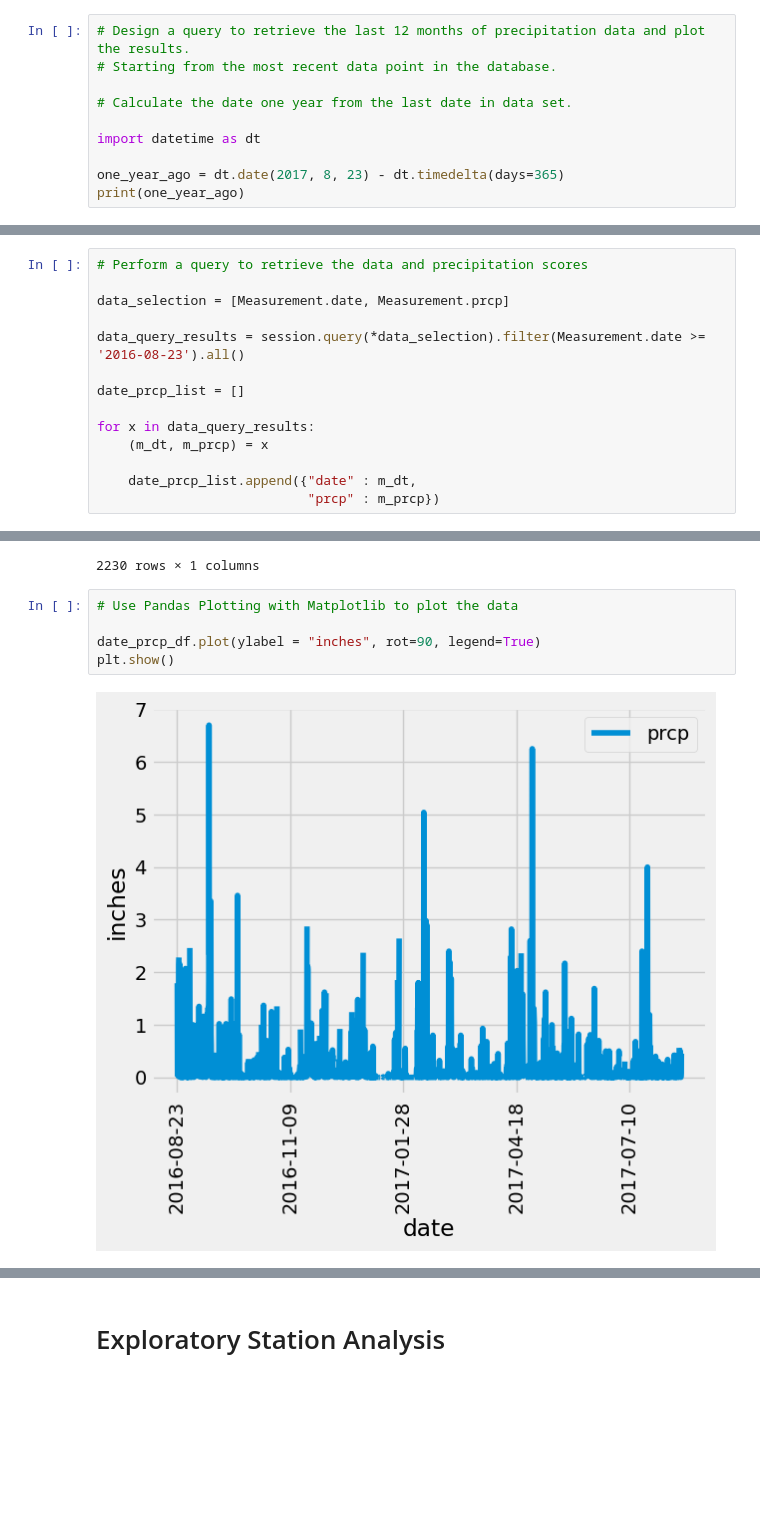
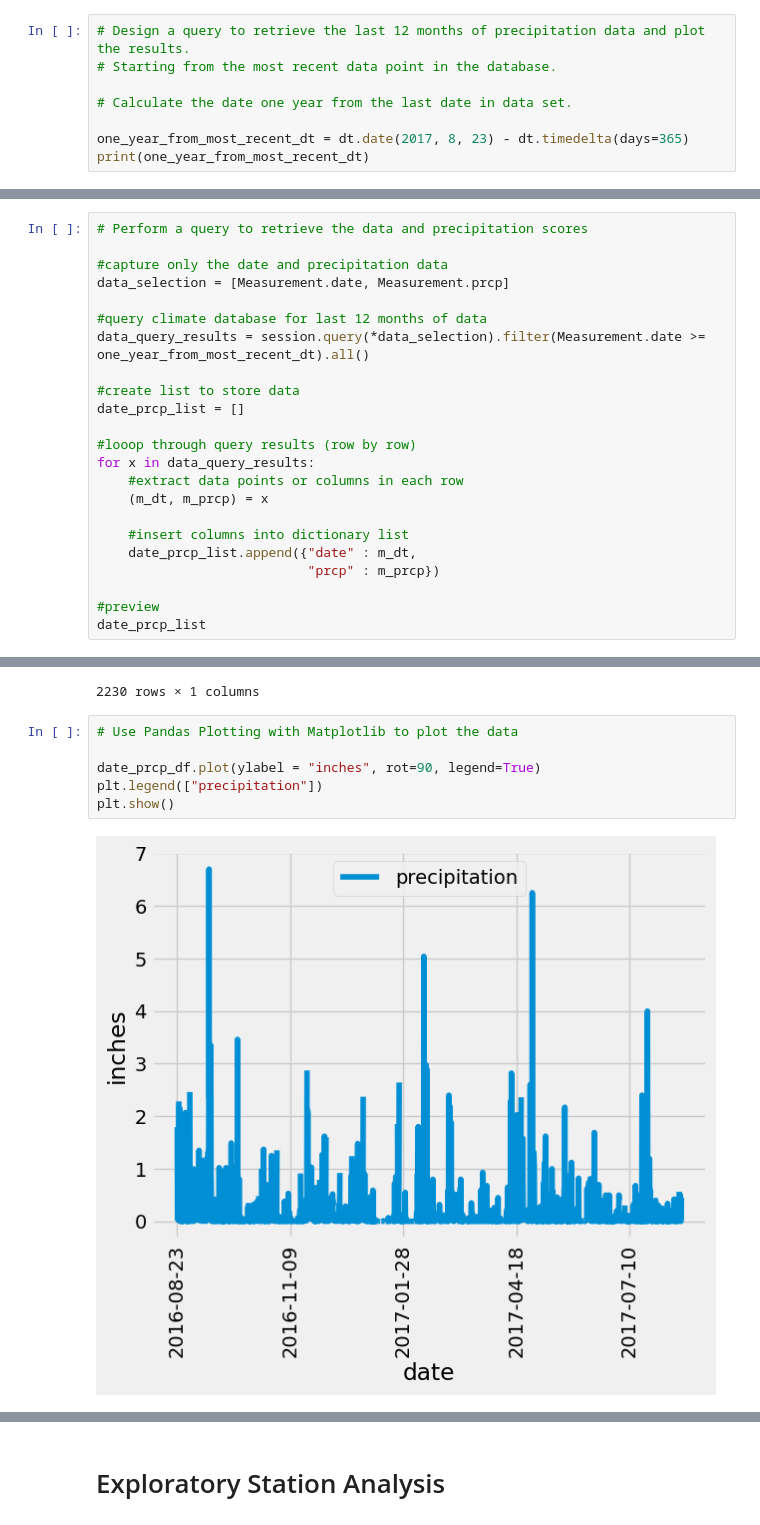
Before and after one commit to eabouche/sqlalchemy-challenge, a Jupyter notebook: SurfsUp/climate_starter.ipynb, the cells around one changed output, grey strips where cells are left out. Cells and saved outputs as stored; diff of their text form; blank space fills up the shorter version.

```diff
--- a/SurfsUp/climate_starter.ipynb
+++ b/SurfsUp/climate_starter.ipynb
@@ -53,23 +53,30 @@ print(dataset_latest_date.date)
 
 # Calculate the date one year from the last date in data set.
 
-import datetime as dt
-
-one_year_ago = dt.date(2017, 8, 23) - dt.timedelta(days=365)
-print(one_year_ago)
+one_year_from_most_recent_dt = dt.date(2017, 8, 23) - dt.timedelta(days=365)
+print(one_year_from_most_recent_dt)
 # %% [output]
 2016-08-23
 # %%
 # Perform a query to retrieve the data and precipitation scores
 
+#capture only the date and precipitation data
 data_selection = [Measurement.date, Measurement.prcp]
 
-data_query_results = session.query(*data_selection).filter(Measurement.date >= '2016-08-23').all()
+#query climate database for last 12 months of data
+data_query_results = session.query(*data_selection).filter(Measurement.date >= one_year_from_most_recent_dt).all()
 
+#create list to store data
 date_prcp_list = []
 
+#looop through query results (row by row)
 for x in data_query_results:
+    #extract data points or columns in each row
     (m_dt, m_prcp) = x
 
+    #insert columns into dictionary list
     date_prcp_list.append({"date" : m_dt,
                            "prcp" : m_prcp})
+
+#preview
+date_prcp_list
@@ -118,7 +141,8 @@ date_prcp_df
 # %%
 # Use Pandas Plotting with Matplotlib to plot the data
 
 date_prcp_df.plot(ylabel = "inches", rot=90, legend=True)
+plt.legend(["precipitation"])
 plt.show()
 # %% [output]
-[figure, old version]
+[figure, new version]
```
Also changed, not shown: parts of 14 cells of this notebook.
